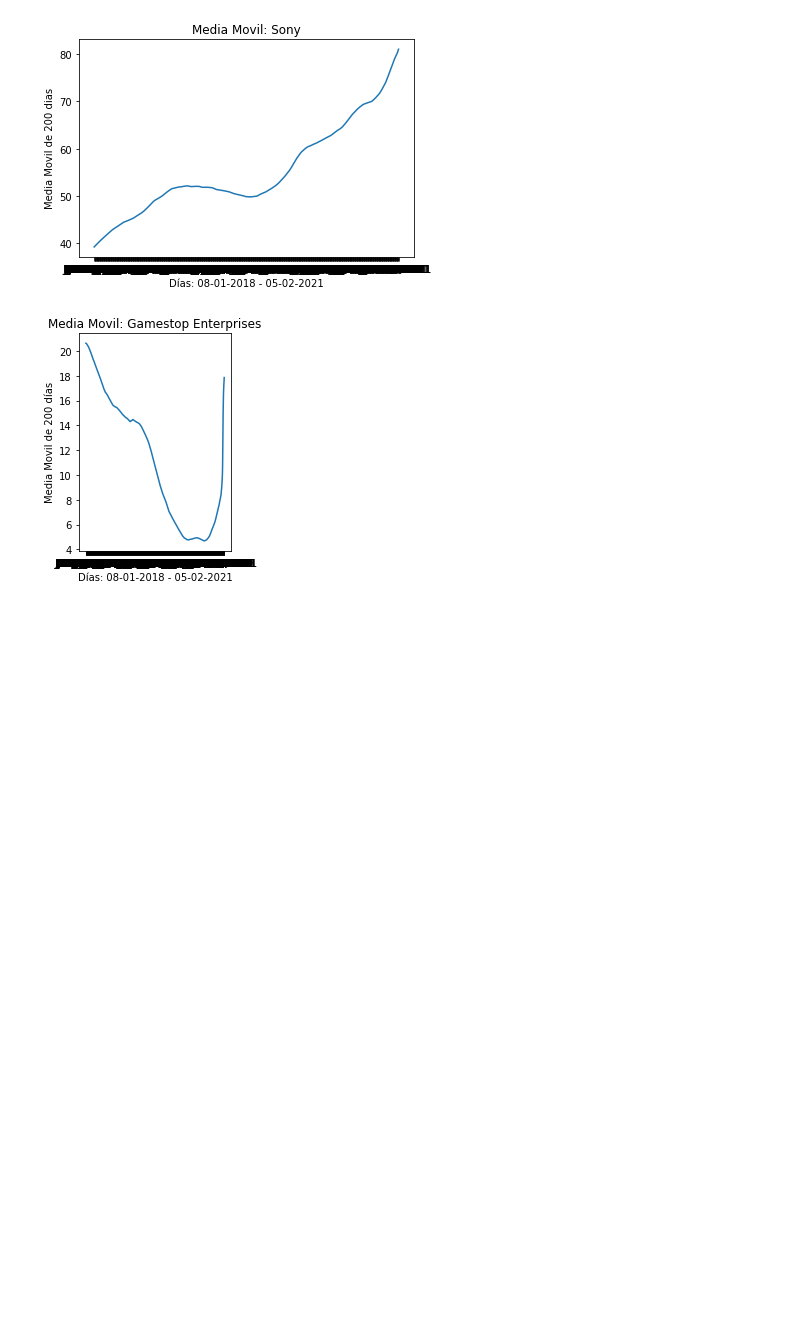
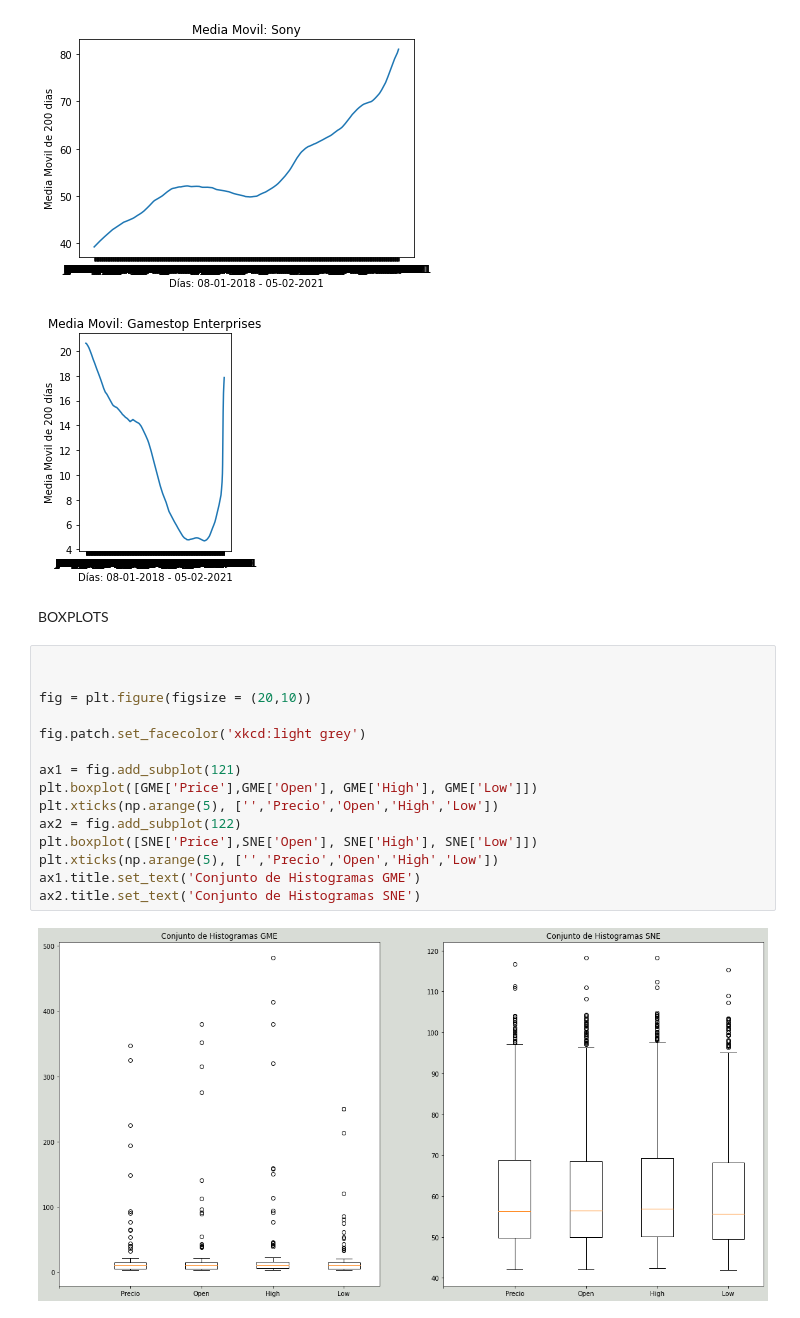
Before and after one commit to yagoTobi/ProyectoEstadistica, a Jupyter notebook: Practica1_5/Practica1_5_DEFINITIVOS.ipynb, the cells around one changed output. Drawn from its saved outputs; the diff is of its cells as text; blank space fills up the shorter version.

```diff
--- a/Practica1_5/Practica1_5_DEFINITIVOS.ipynb
+++ b/Practica1_5/Practica1_5_DEFINITIVOS.ipynb
@@ -194,3 +196,22 @@ plt.show()
 # %% [output]
 [figure]
 [figure]
+# %% [markdown]
+BOXPLOTS
+# %%
+
+
+fig = plt.figure(figsize = (20,10))
+
+fig.patch.set_facecolor('xkcd:light grey')
+
+ax1 = fig.add_subplot(121)
+plt.boxplot([GME['Price'],GME['Open'], GME['High'], GME['Low']])
+plt.xticks(np.arange(5), ['','Precio','Open','High','Low'])
+ax2 = fig.add_subplot(122)
+plt.boxplot([SNE['Price'],SNE['Open'], SNE['High'], SNE['Low']])
+plt.xticks(np.arange(5), ['','Precio','Open','High','Low'])
+ax1.title.set_text('Conjunto de Histogramas GME')
+ax2.title.set_text('Conjunto de Histogramas SNE')
+# %% [output]
+[figure, added]
```
Also changed, not shown: parts of 1 cell of this notebook.
